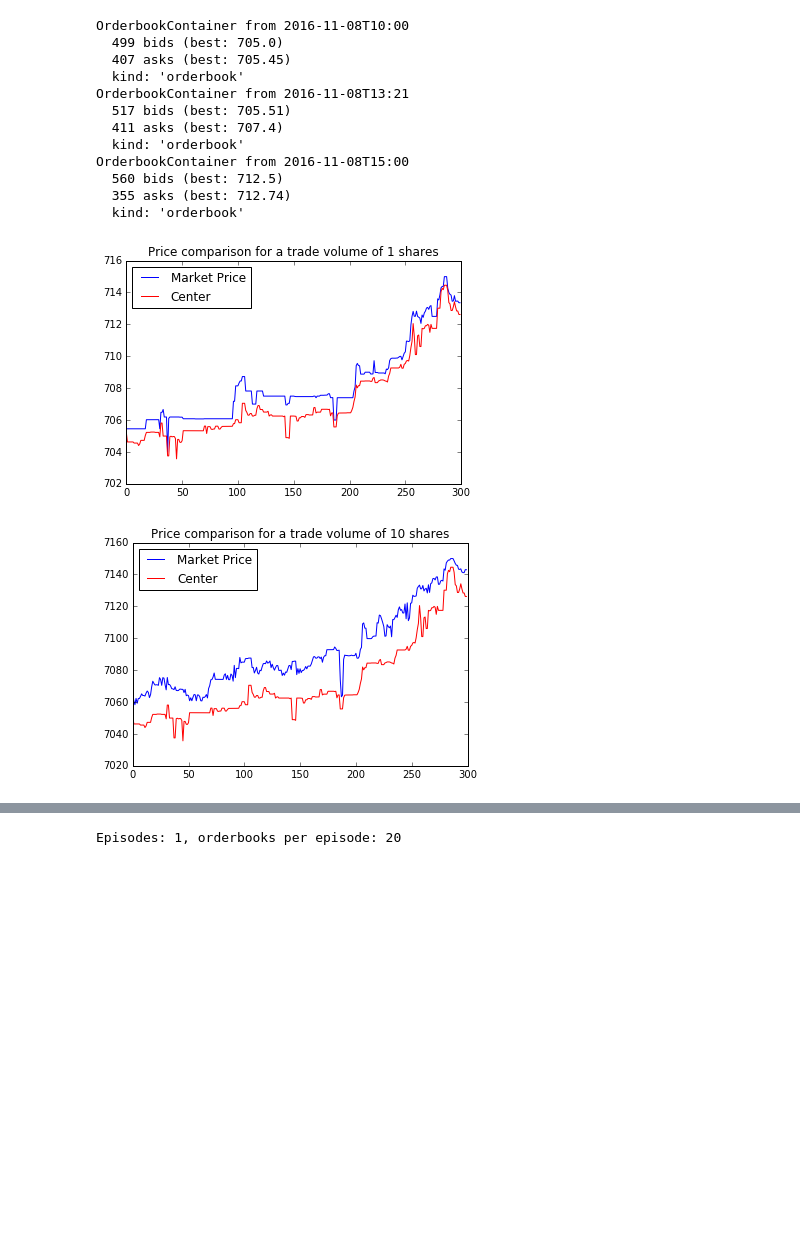
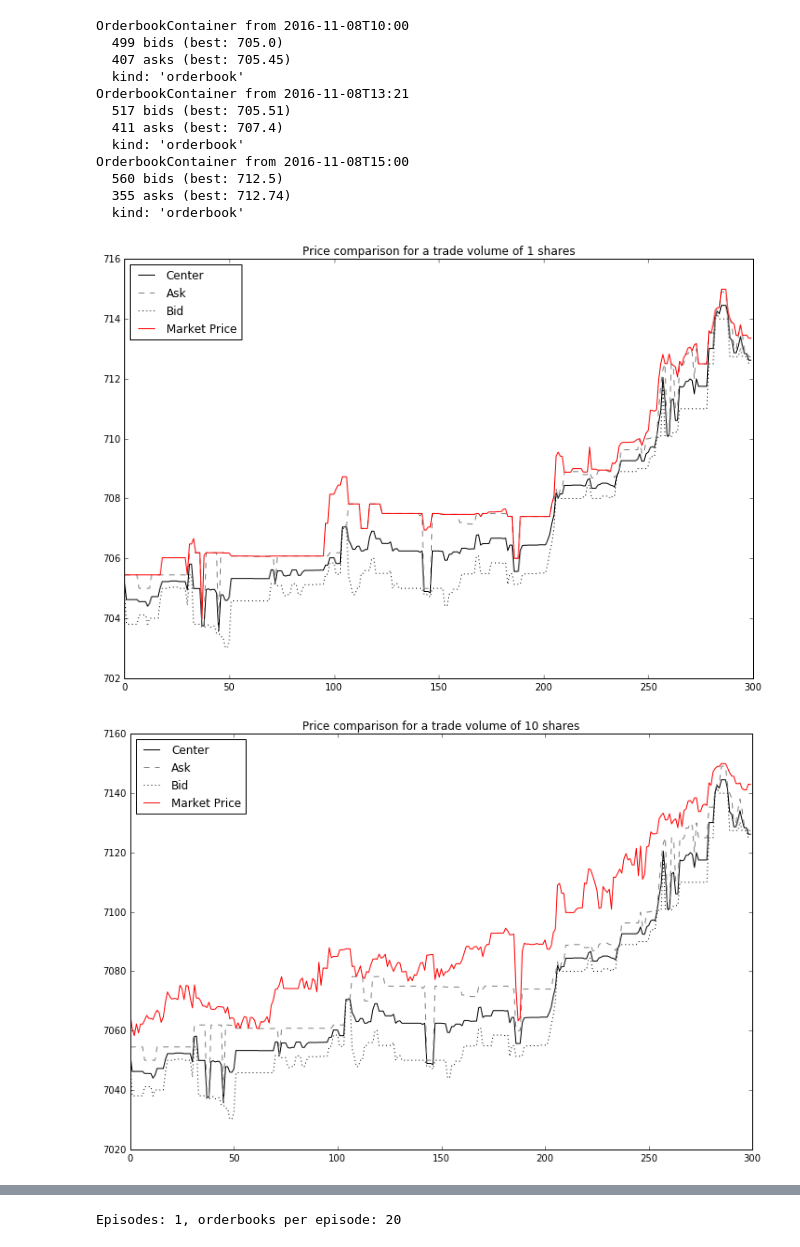
Before and after one commit to axelperschmann/orderbook_agent, a Jupyter notebook: 1_version2/3_RL_forward_implementation.ipynb, the cells around one changed output, grey strips where cells are left out. Cells and saved outputs as stored; diff of their text form; code cells hidden in the pictures; blank space fills up the shorter version.

```diff
--- a/1_version2/3_RL_forward_implementation.ipynb
+++ b/1_version2/3_RL_forward_implementation.ipynb
@@ -68,19 +68,28 @@ OrderbookContainer from 2016-11-08T15:00
   kind: 'orderbook'
 # %%
 for volume in [1, 10, 50]:
+    center = []
+    ask = []
+    bid = []
     price = []
-    center = []
+
+    plt.figure(figsize=(12,8))
     for i in range(len(orderbooks)):
         center.append(orderbooks[i].get_center() * volume)
+        ask.append(orderbooks[i].get_ask() * volume)
+        bid.append(orderbooks[i].get_bid() * volume)
         price.append(orderbooks[i].get_current_price(volume))
-    plt.plot(price, color='blue', label='Market Price')
-    plt.plot(center, color='red', label='Center')
+    plt.plot(center, color='black', label='Center')
+    plt.plot(ask, color='grey', linestyle="--", label='Ask')
+    plt.plot(bid, color='black', linestyle=":", label='Bid')
+    plt.plot(price, color='red', label='Market Price')
     plt.title("Price comparison for a trade volume of {} shares".format(volume))
     plt.legend(loc='best')
+
     plt.show()
 
 # for i in range(5):
 #     orderbooks[i].plot(range_factor=1.005, figsize=(8,4))
 # %% [output]
-[figure, old version]
+[figure, new version]
-[figure, old version]
+[figure, new version]
```
Also changed, not shown: parts of 5 cells of this notebook.
